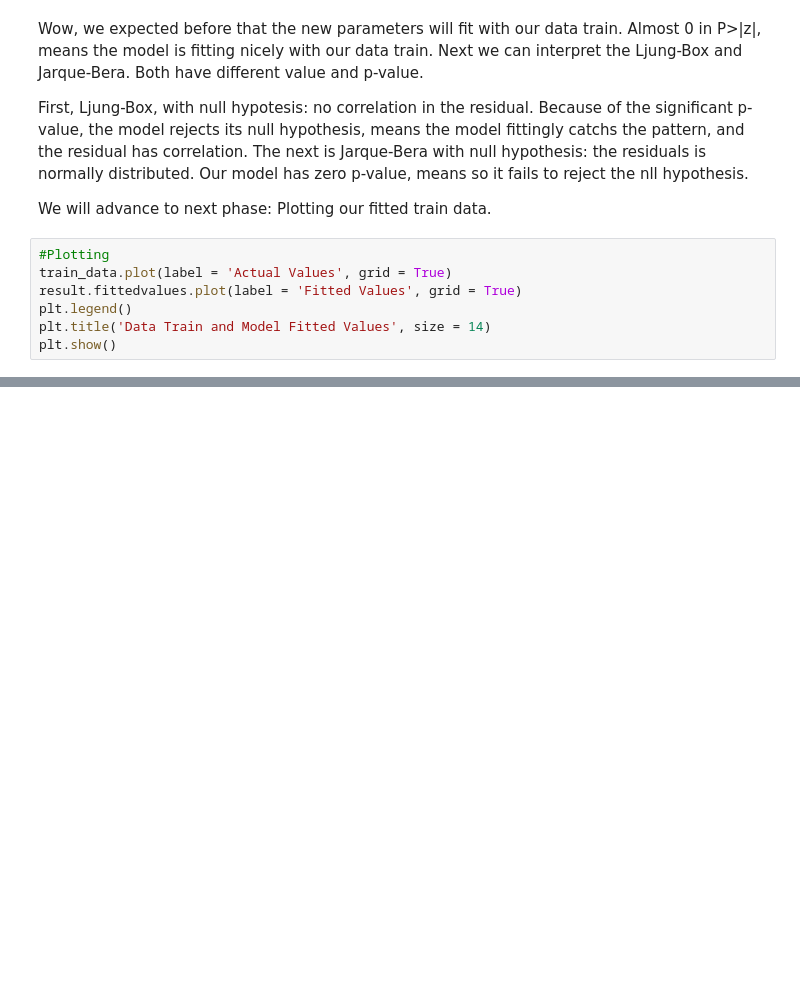
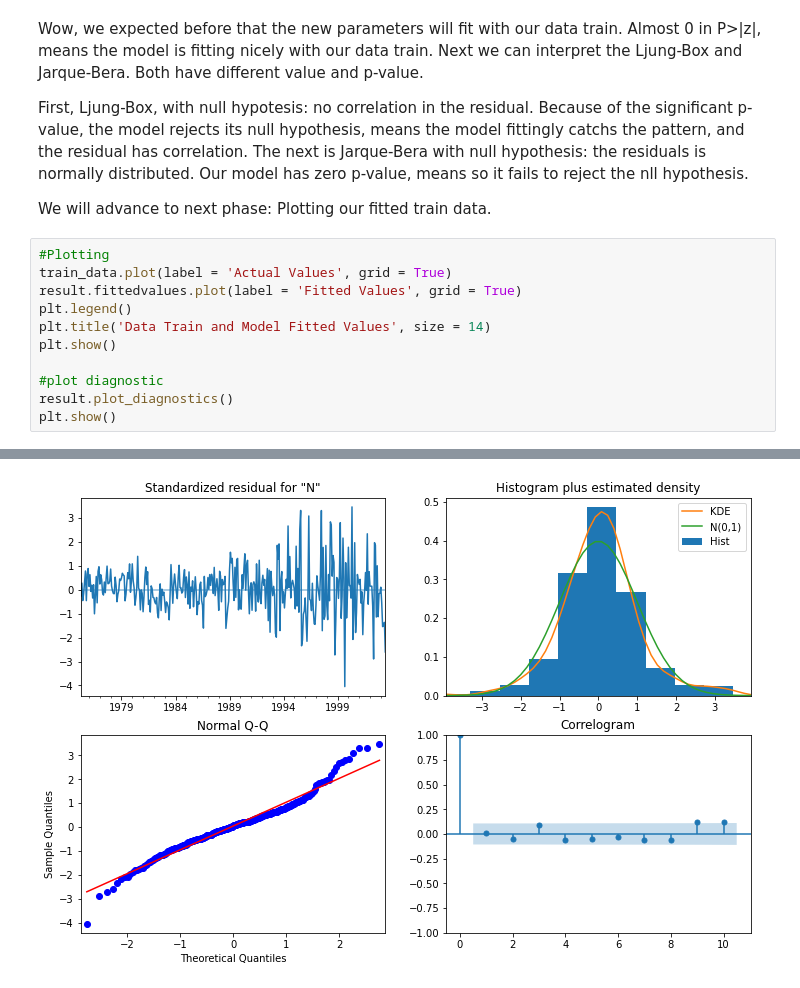
Before and after one commit to hanafication/data_analysis, a Jupyter notebook: timeseries_analysis/Seasonal_ARIMA/Carbon.ipynb, the cells around one changed output, grey strips where cells are left out. Drawn from its saved outputs; the diff is of its cells as text; blank space fills up the shorter version.

```diff
--- a/timeseries_analysis/Seasonal_ARIMA/Carbon.ipynb
+++ b/timeseries_analysis/Seasonal_ARIMA/Carbon.ipynb
@@ -440,9 +440,14 @@ We will advance to next phase: Plotting our fitted train data.
 # %%
 #Plotting
 train_data.plot(label = 'Actual Values', grid = True)
 result.fittedvalues.plot(label = 'Fitted Values', grid = True)
 plt.legend()
 plt.title('Data Train and Model Fitted Values', size = 14)
 plt.show()
+
+#plot diagnostic
+result.plot_diagnostics()
+plt.show()
 # %% [output]
 [figure]
+[figure, added]
```
Also changed, not shown: parts of 21 cells of this notebook.
